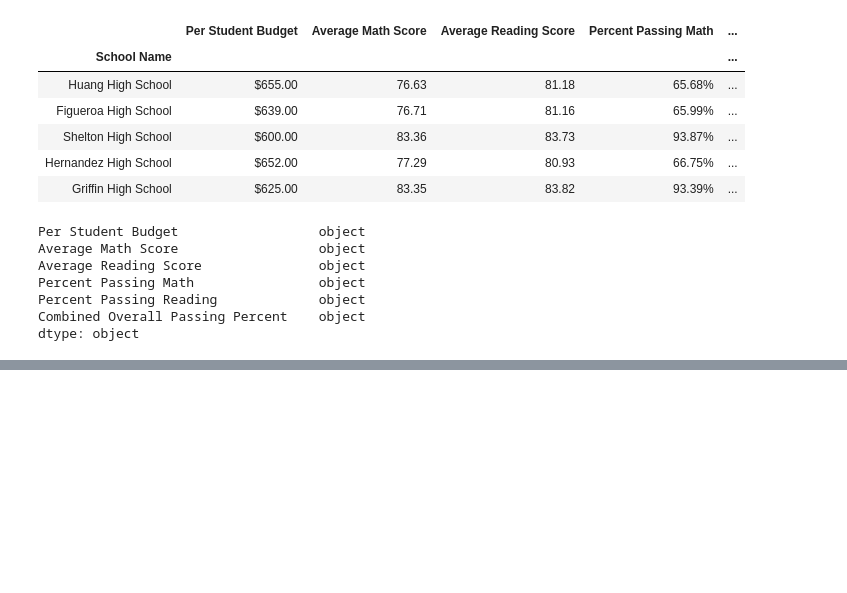
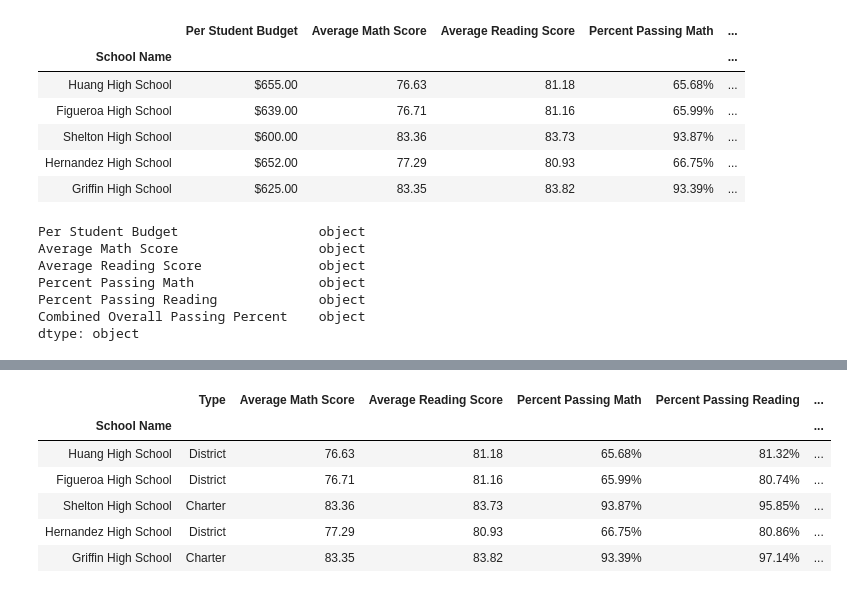
Before and after one commit to ejmayer/PyCitySchools, a Jupyter notebook: CitySchools.ipynb, the cells around one changed output, grey strips where cells are left out. Cells and saved outputs as stored; diff of their text form; code cells hidden in the pictures; blank space fills up the shorter version.

```diff
--- a/CitySchools.ipynb
+++ b/CitySchools.ipynb
@@ -1133,0 +1173,13 @@ spending_ranges["Spending Ranges (Per Student)"] = pd
+# %%
+# create new df for scores by type by dropping columns from summary df
+scores_by_type = summary.drop(columns=["Total Students", "Total School Budget", "Per Student Budget"])
+scores_by_type.head()
+# "Type","Total Budget", "Total School Budget"
+# %% [output]
+|  | Type | Average Math Score | Average Reading Score | Percent Passing Math | Percent Passing Reading | ... |
+| School Name |  |  |  |  |  | ... |
+| Huang High School | District | 76.63 | 81.18 | 65.68% | 81.32% | ... |
+| Figueroa High School | District | 76.71 | 81.16 | 65.99% | 80.74% | ... |
+| Shelton High School | Charter | 83.36 | 83.73 | 93.87% | 95.85% | ... |
+| Hernandez High School | District | 77.29 | 80.93 | 66.75% | 80.86% | ... |
+| Griffin High School | Charter | 83.35 | 83.82 | 93.39% | 97.14% | ... |
```
Also changed, not shown: parts of 66 cells of this notebook.
